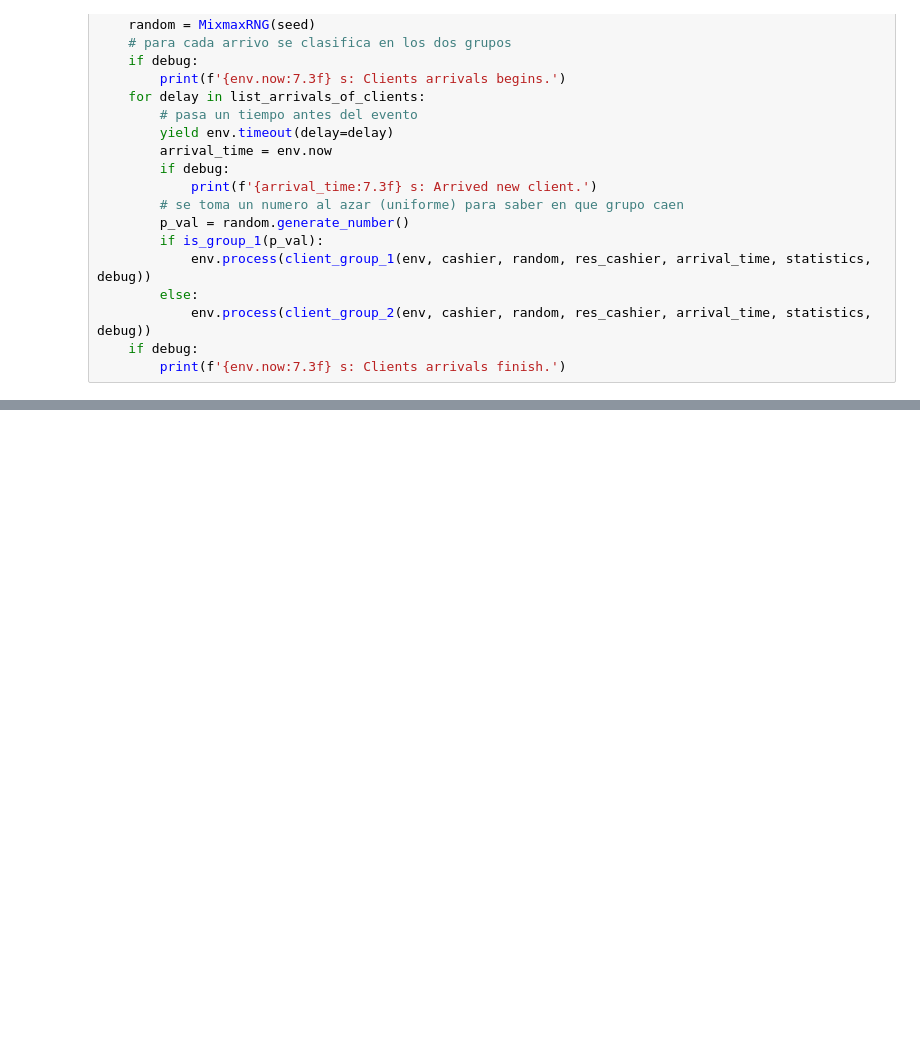
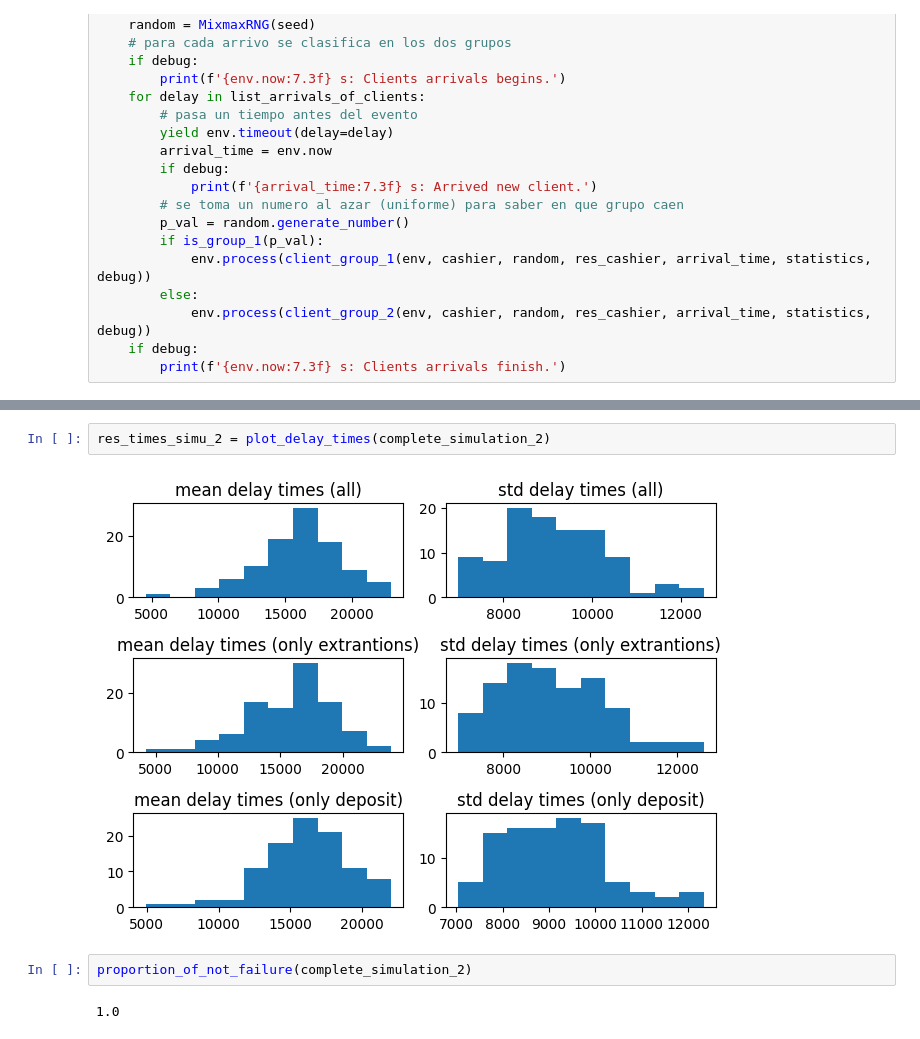
Before and after one commit to MartinCohen98/simulacion_tp1_grupo2_1c2024, a Jupyter notebook: Ejercicio2_TP2.ipynb, the cells around one changed output, grey strips where cells are left out. Saved outputs shown, nothing was run; the diff lists cells and outputs as text; blank space fills up the shorter version.

```diff
--- a/Ejercicio2_TP2.ipynb
+++ b/Ejercicio2_TP2.ipynb
@@ -324,0 +408,8 @@ Failure extraction proportion:  [0, 0, 0, 0, 0, 0, 0, 0, 0, 0]
+# %%
+res_times_simu_2 = plot_delay_times(complete_simulation_2)
+# %% [output]
+[figure, added]
+# %%
+proportion_of_not_failure(complete_simulation_2)
+# %% [output]
+1.0
```
Also changed, not shown: parts of 11 cells of this notebook.
